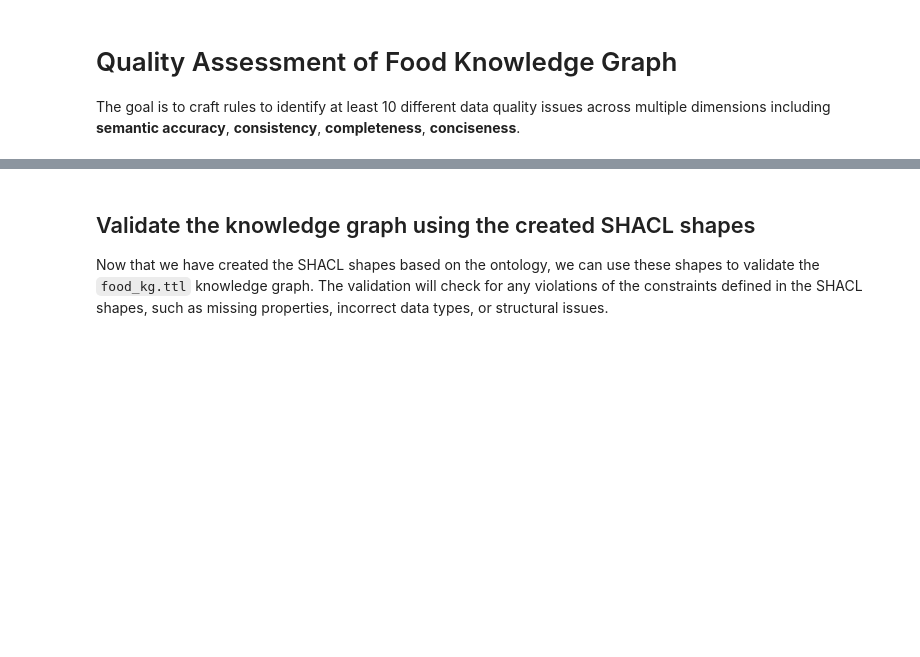
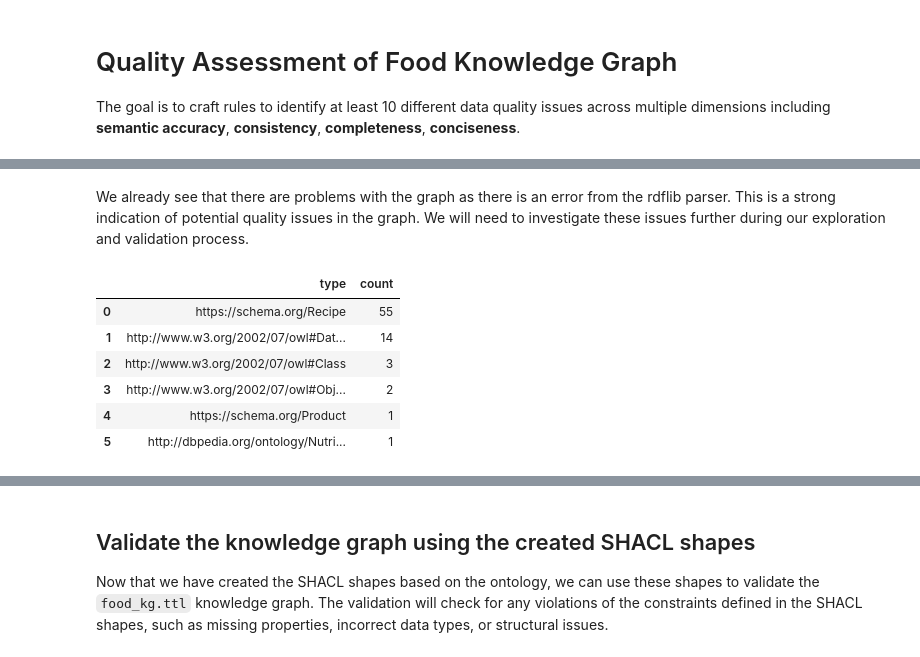
Before and after one commit to alexanderleonidas/fluffy-octo-spoon, a Jupyter notebook: kg_quality_assessment/food_kg_quality_assessnent.ipynb, the cells around one changed output, grey strips where cells are left out. Cells and saved outputs as stored; diff of their text form; code cells hidden in the pictures; blank space fills up the shorter version.

```diff
--- a/kg_quality_assessment/food_kg_quality_assessnent.ipynb
+++ b/kg_quality_assessment/food_kg_quality_assessnent.ipynb
@@ -16,0 +40,22 @@ from collections import defaultdict
+# %% [markdown]
+We already see that there are problems with the graph as there is an error from the rdflib parser. This is a strong indication of potential quality issues in the graph. We will need to investigate these issues further during our exploration and validation process.
+# %%
+# Find the classes used in the knowledge graph and their frequency
+result = food_kg.query("""
+    PREFIX schema: <https://schema.org/>
+    SELECT ?type (COUNT(?type) as ?count) ?type WHERE {
+        ?s a ?type.
+    }
+    GROUP BY ?type
+    ORDER BY DESC(?count)
+ """)
+df = pd.DataFrame(result.bindings)
+df
+# %% [output]
+|  | type | count |
+| 0 | https://schema.org/Recipe | 55 |
+| 1 | http://www.w3.org/2002/07/owl#Dat... | 14 |
+| 2 | http://www.w3.org/2002/07/owl#Class | 3 |
+| 3 | http://www.w3.org/2002/07/owl#Obj... | 2 |
+| 4 | https://schema.org/Product | 1 |
+| 5 | http://dbpedia.org/ontology/Nutri... | 1 |
```
Also changed, not shown: parts of 11 cells of this notebook.
